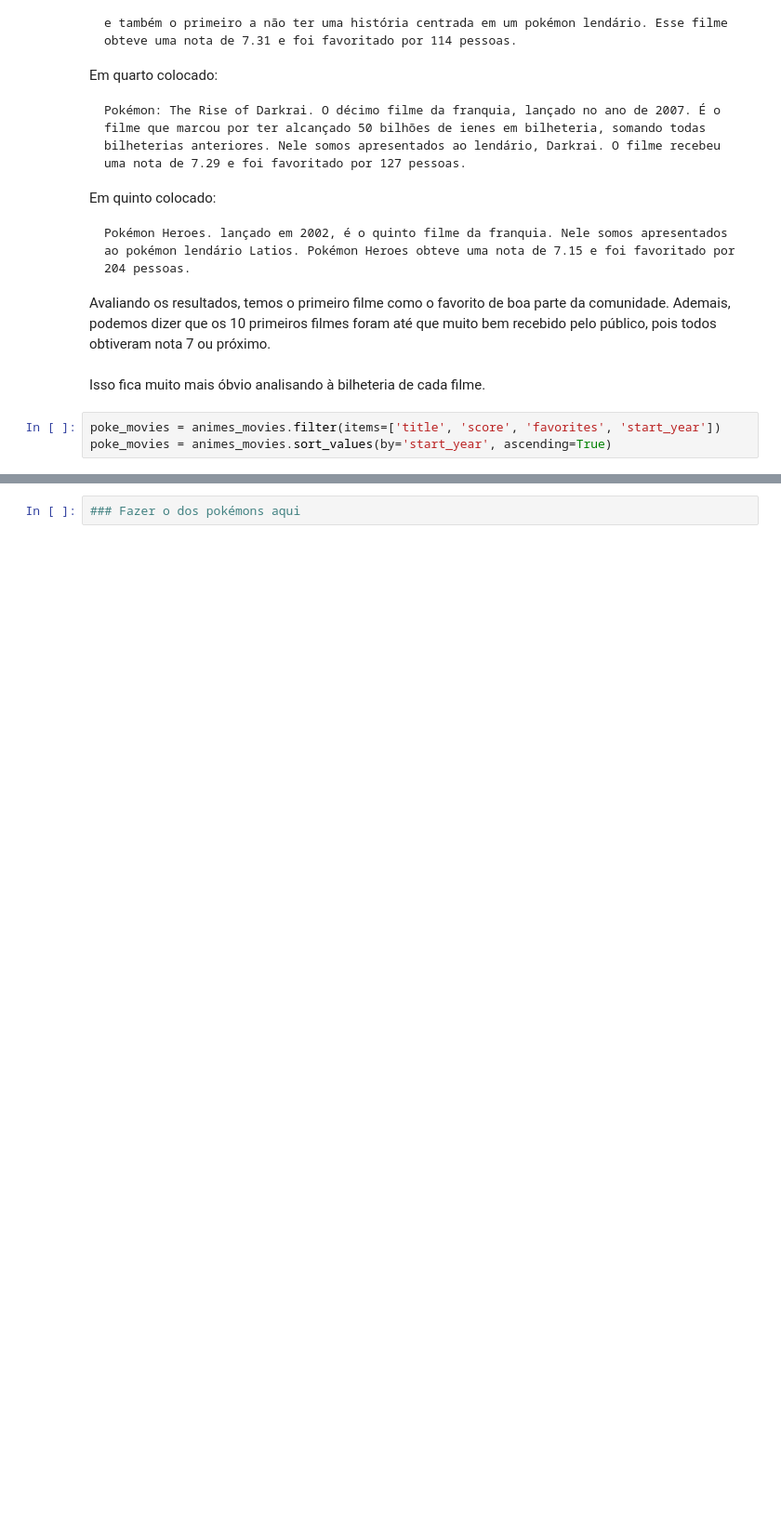
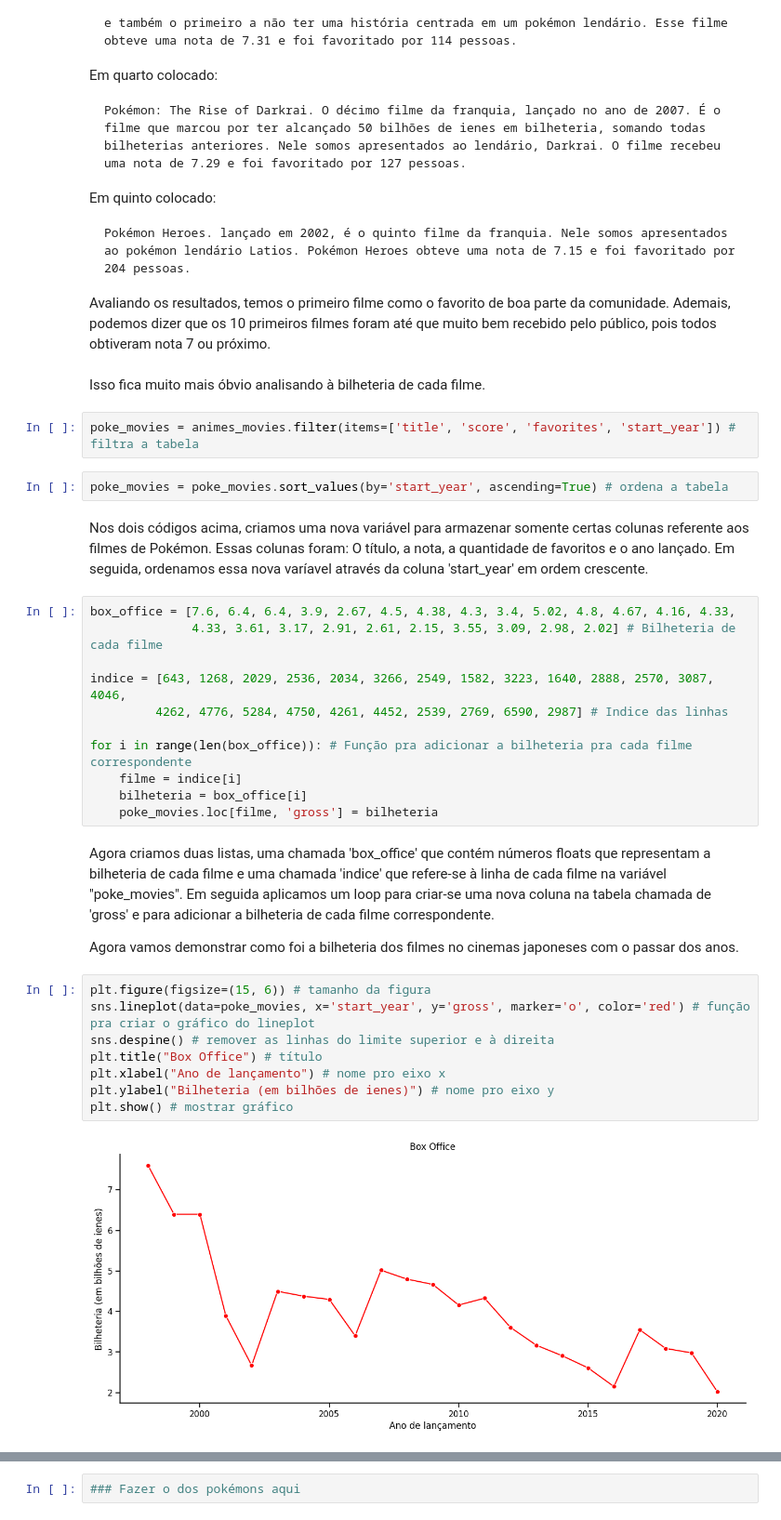
Before and after one commit to samu-3l/Projeto-ICD, a Jupyter notebook: Relatório - Projeto Pokémon.ipynb, the cells around one changed output, grey strips where cells are left out. Shown at 93% size. Cells and saved outputs as stored; diff of their text form; blank space fills up the shorter version.

```diff
--- a/Relatório - Projeto Pokémon.ipynb
+++ b/Relatório - Projeto Pokémon.ipynb
@@ -241,5 +241,33 @@ Avaliando os resultados, temos o primeiro filme como o favorito de boa parte da
 # %% [markdown]
 Isso fica muito mais óbvio analisando à bilheteria de cada filme.
 # %%
-poke_movies = animes_movies.filter(items=['title', 'score', 'favorites', 'start_year'])
-poke_movies = animes_movies.sort_values(by='start_year', ascending=True)
+poke_movies = animes_movies.filter(items=['title', 'score', 'favorites', 'start_year']) # filtra a tabela
+# %%
+poke_movies = poke_movies.sort_values(by='start_year', ascending=True) # ordena a tabela
+# %% [markdown]
+Nos dois códigos acima, criamos uma nova variável para armazenar somente certas colunas referente aos filmes de Pokémon. Essas colunas foram: O título, a nota, a quantidade de favoritos e o ano lançado. Em seguida, ordenamos essa nova varíavel através da coluna 'start_year' em ordem crescente.
+# %%
+box_office = [7.6, 6.4, 6.4, 3.9, 2.67, 4.5, 4.38, 4.3, 3.4, 5.02, 4.8, 4.67, 4.16, 4.33,
+              4.33, 3.61, 3.17, 2.91, 2.61, 2.15, 3.55, 3.09, 2.98, 2.02] # Bilheteria de cada filme
+
+indice = [643, 1268, 2029, 2536, 2034, 3266, 2549, 1582, 3223, 1640, 2888, 2570, 3087, 4046,
+         4262, 4776, 5284, 4750, 4261, 4452, 2539, 2769, 6590, 2987] # Indice das linhas
+
+for i in range(len(box_office)): # Função pra adicionar a bilheteria pra cada filme correspondente
+    filme = indice[i]
+    bilheteria = box_office[i]
+    poke_movies.loc[filme, 'gross'] = bilheteria
+# %% [markdown]
+Agora criamos duas listas, uma chamada 'box_office' que contém números floats que representam a bilheteria de cada filme e uma chamada 'indice' que refere-se à linha de cada filme na variável "poke_movies". Em seguida aplicamos um loop para criar-se uma nova coluna na tabela chamada de 'gross' e para adicionar a bilheteria de cada filme correspondente.
+
+Agora vamos demonstrar como foi a bilheteria dos filmes no cinemas japoneses com o passar dos anos.
+# %%
+plt.figure(figsize=(15, 6)) # tamanho da figura
+sns.lineplot(data=poke_movies, x='start_year', y='gross', marker='o', color='red') # função pra criar o gráfico do lineplot
+sns.despine() # remover as linhas do limite superior e à direita
+plt.title("Box Office") # título
+plt.xlabel("Ano de lançamento") # nome pro eixo x
+plt.ylabel("Bilheteria (em bilhões de ienes)") # nome pro eixo y
+plt.show() # mostrar gráfico
+# %% [output]
+[figure, added]
```
Also changed, not shown: parts of 6 cells of this notebook.
